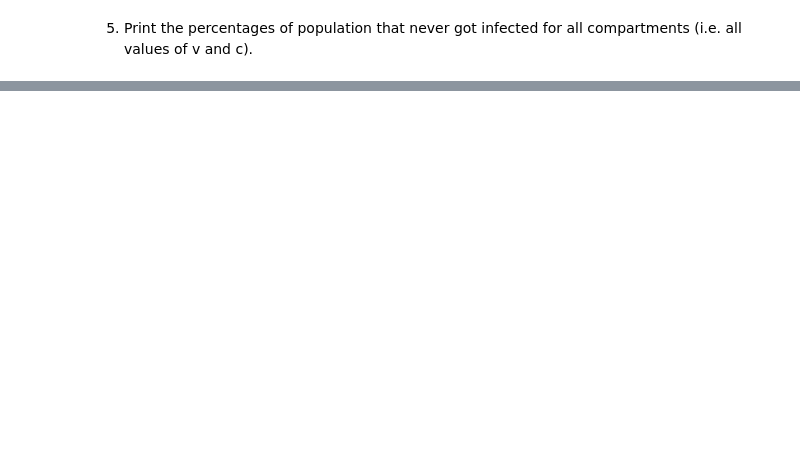
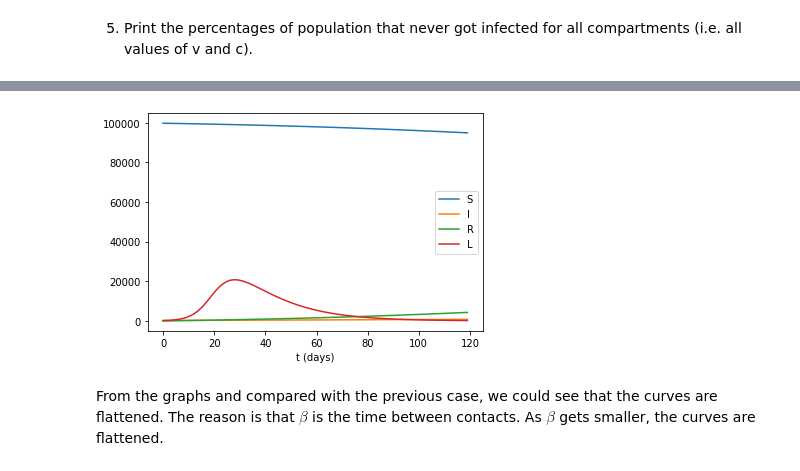
Before and after one commit to Yanbing-Judy/190DD-Project, a Jupyter notebook: Project_Part1a_new.ipynb, the cells around one changed output, grey strips where cells are left out. Cells and saved outputs as stored; diff of their text form; code cells hidden in the pictures; blank space fills up the shorter version.

```diff
--- a/Project_Part1a_new.ipynb
+++ b/Project_Part1a_new.ipynb
@@ -197,0 +232,17 @@ print("The percentage of population that never got infected "\
+# %%
+#S+I+R+L
+L_overall_s = Lc * sol_s.sol(t).T[:,16:20]
+Lt_s = sum(L_overall.T)
+
+plt.figure()
+plt.plot(sol_s.t, sum(sol_s.y[:16]),label = "S")
+plt.plot(sol_s.t, sum(sol_s.y[16:20]),label = "I")
+plt.plot(sol_s.t, sol_s.y[20],label = "R")
+plt.plot(sol_s.t, Lt_s, label = "L")
+plt.xlabel("t (days)")
+plt.legend()
+plt.show()
+# %% [output]
+[figure, added]
+# %% [markdown]
+From the graphs and compared with the previous case, we could see that the curves are flattened. The reason is that $\beta$ is the time between contacts. As $\beta$ gets smaller, the curves are flattened.
```
Also changed, not shown: parts of 16 cells of this notebook.
